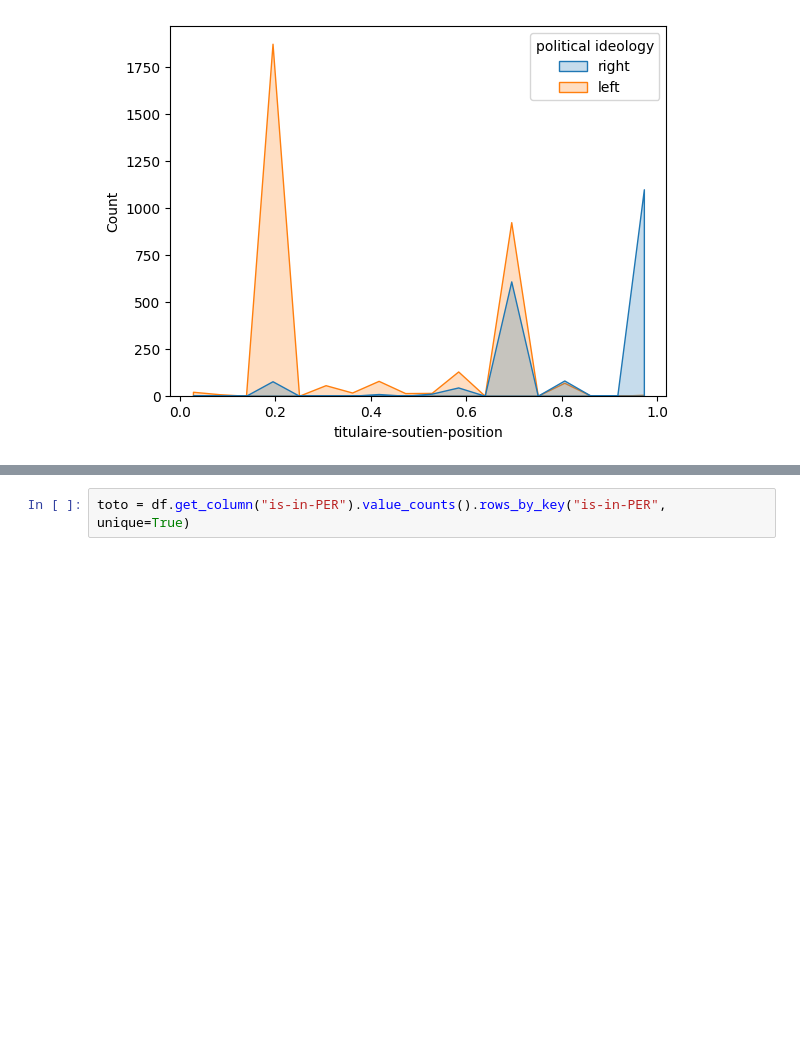
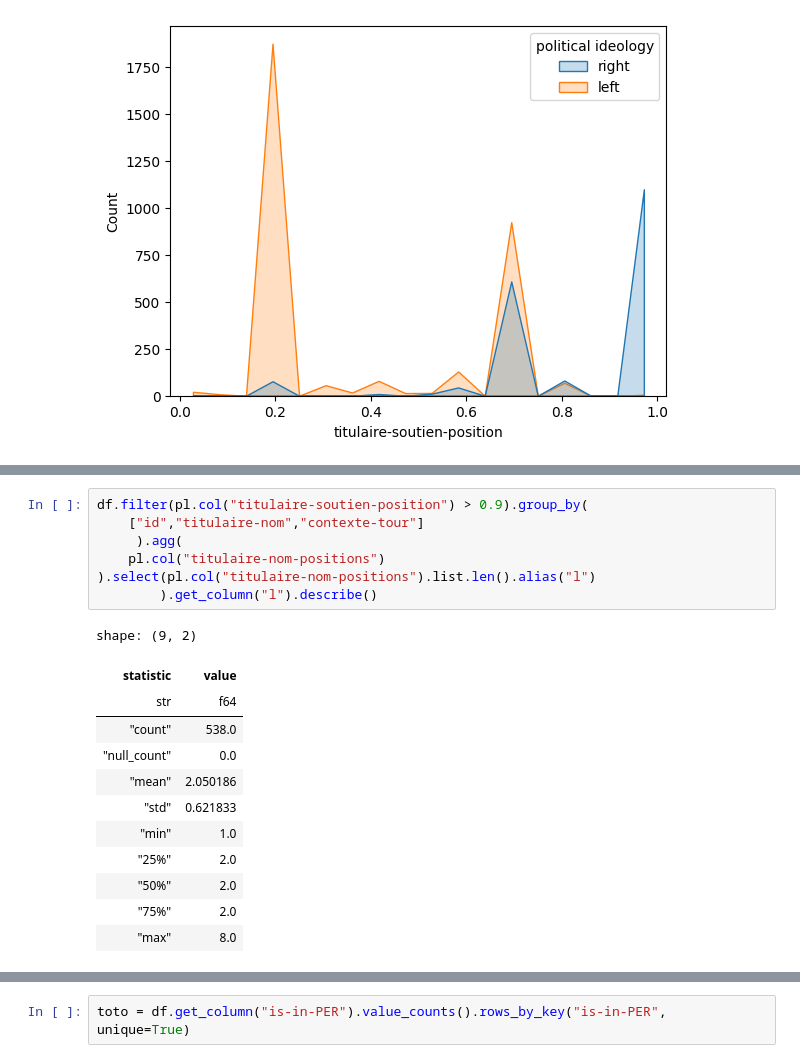
Before and after one commit to slithiaote/2026_NLP_project, a Jupyter notebook: Analysis.ipynb, the cells around one changed output, grey strips where cells are left out. Drawn from its saved outputs; the diff is of its cells as text; blank space fills up the shorter version.

```diff
--- a/Analysis.ipynb
+++ b/Analysis.ipynb
@@ -338,0 +365,20 @@ sns.histplot(data=df_pandas,
+# %%
+df.filter(pl.col("titulaire-soutien-position") > 0.9).group_by(
+    ["id","titulaire-nom","contexte-tour"]
+     ).agg(
+    pl.col("titulaire-nom-positions")
+).select(pl.col("titulaire-nom-positions").list.len().alias("l")
+        ).get_column("l").describe()
+# %% [output]
+shape: (9, 2)
+| statistic | value |
+| str | f64 |
+| "count" | 538.0 |
+| "null_count" | 0.0 |
+| "mean" | 2.050186 |
+| "std" | 0.621833 |
+| "min" | 1.0 |
+| "25%" | 2.0 |
+| "50%" | 2.0 |
+| "75%" | 2.0 |
+| "max" | 8.0 |
```
Also changed, not shown: parts of 6 cells of this notebook, 1 other file.
